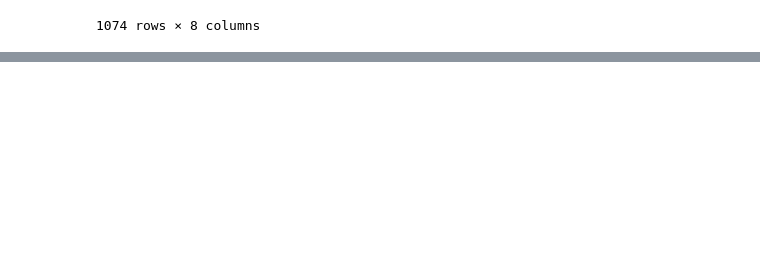
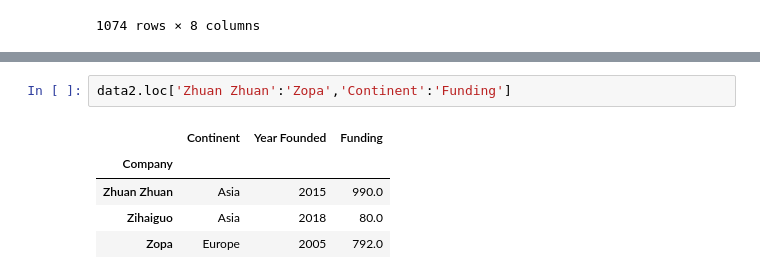
Before and after one commit to sunilsala88/batch33, a Jupyter notebook: 10_data_analysis/pandas1.ipynb, the cells around one changed output, grey strips where cells are left out. Saved outputs shown, nothing was run; the diff lists cells and outputs as text; blank space fills up the shorter version.

```diff
--- a/10_data_analysis/pandas1.ipynb
+++ b/10_data_analysis/pandas1.ipynb
@@ -376,0 +398,8 @@ data2
+# %%
+data2.loc['Zhuan Zhuan':'Zopa','Continent':'Funding']
+# %% [output]
+|  | Continent | Year Founded | Funding |
+| Company |  |  |  |
+| Zhuan Zhuan | Asia | 2015 | 990.0 |
+| Zihaiguo | Asia | 2018 | 80.0 |
+| Zopa | Europe | 2005 | 792.0 |
```
Also changed, not shown: parts of 2 cells of this notebook.
